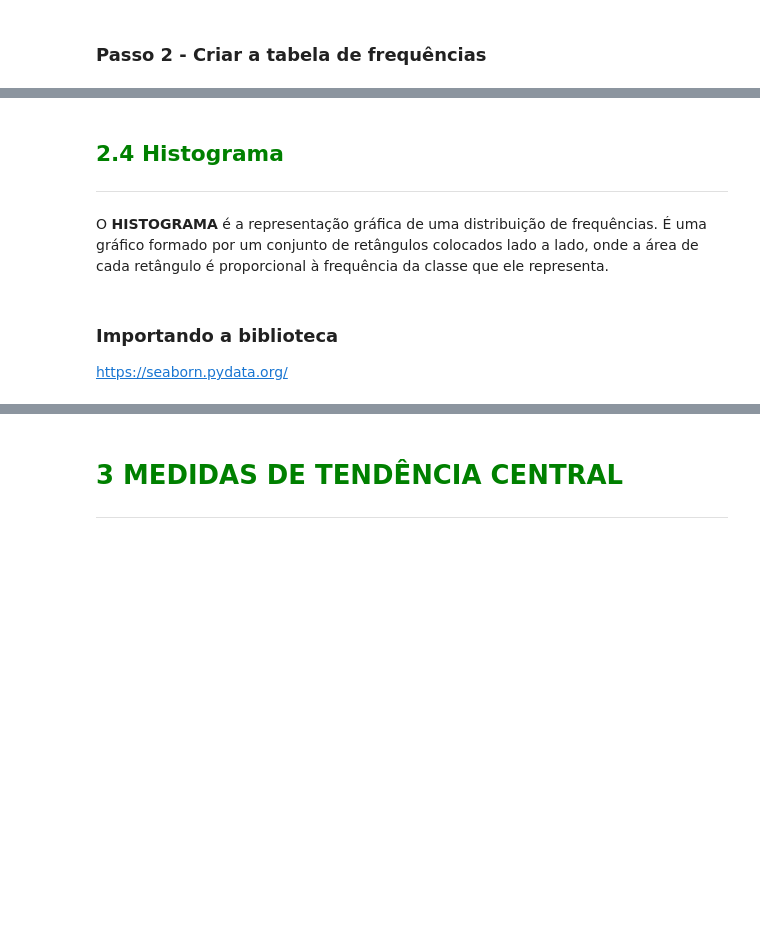
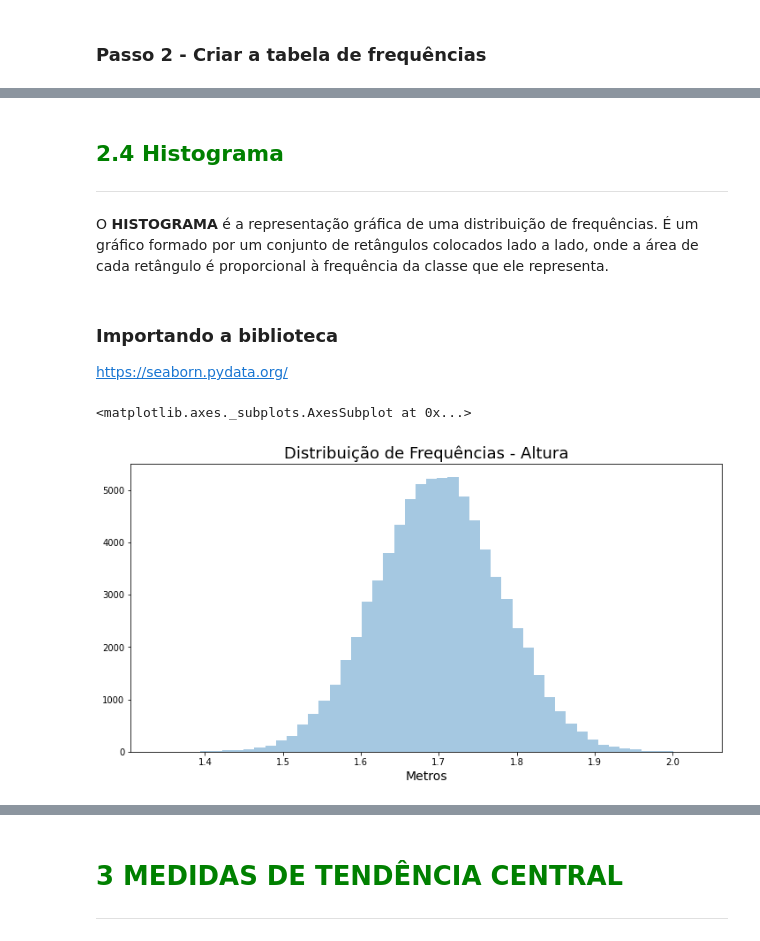
Before and after one commit to Gleis0nLemos/Estatistica_I, a Jupyter notebook: CursoDeEstatisca1.ipynb, the cells around one changed output, grey strips where cells are left out. Drawn from its saved outputs; the diff is of its cells as text; code cells hidden in the pictures; blank space fills up the shorter version.

Commit message:
Distribuição de frequências

```diff
--- a/CursoDeEstatisca1.ipynb
+++ b/CursoDeEstatisca1.ipynb
@@ -275,7 +547,7 @@ http://www.numpy.org/
 ## <font color=green>2.4 Histograma</font>
 ***
 
-O <b>HISTOGRAMA</b> é a representação gráfica de uma distribuição de frequências. É uma gráfico formado por um conjunto de retângulos colocados lado a lado, onde a área de cada retângulo é proporcional à frequência da classe que ele representa.
+O <b>HISTOGRAMA</b> é a representação gráfica de uma distribuição de frequências. É um gráfico formado por um conjunto de retângulos colocados lado a lado, onde a área de cada retângulo é proporcional à frequência da classe que ele representa.
 # %% [markdown]
 ### Importando a biblioteca
 
@@ -282,0 +557,10 @@ https://seaborn.pydata.org/
+# %%
+ax = sns.distplot(dados.Altura, kde = False)
+
+ax.figure.set_size_inches(12, 6)
+ax.set_title('Distribuição de Frequências - Altura', fontsize=18)
+ax.set_xlabel('Metros', fontsize=14)
+ax
+# %% [output]
+<matplotlib.axes._subplots.AxesSubplot at 0x...>
+[figure, added]
```
Also changed, not shown: parts of 37 cells of this notebook, 1 other file.
